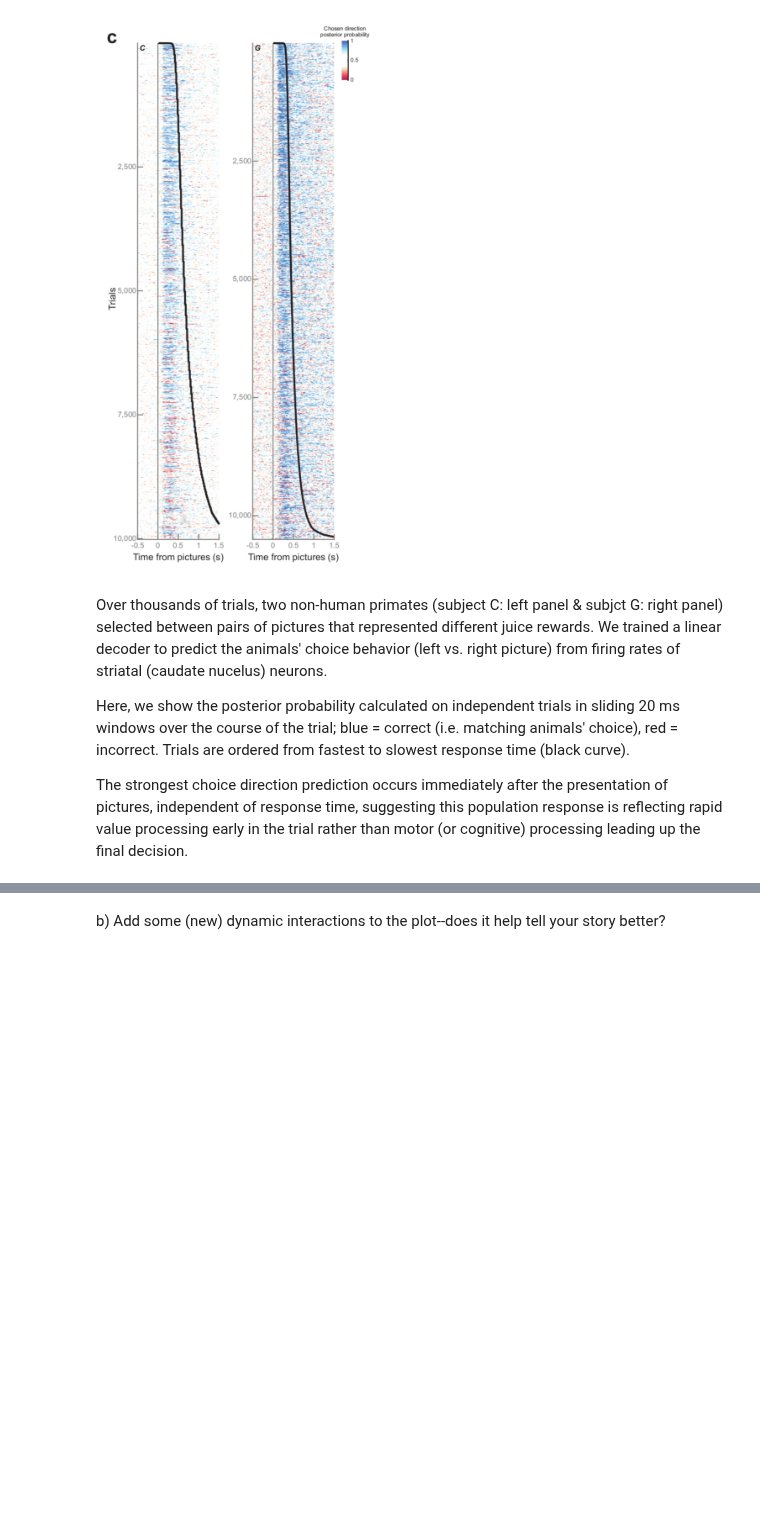
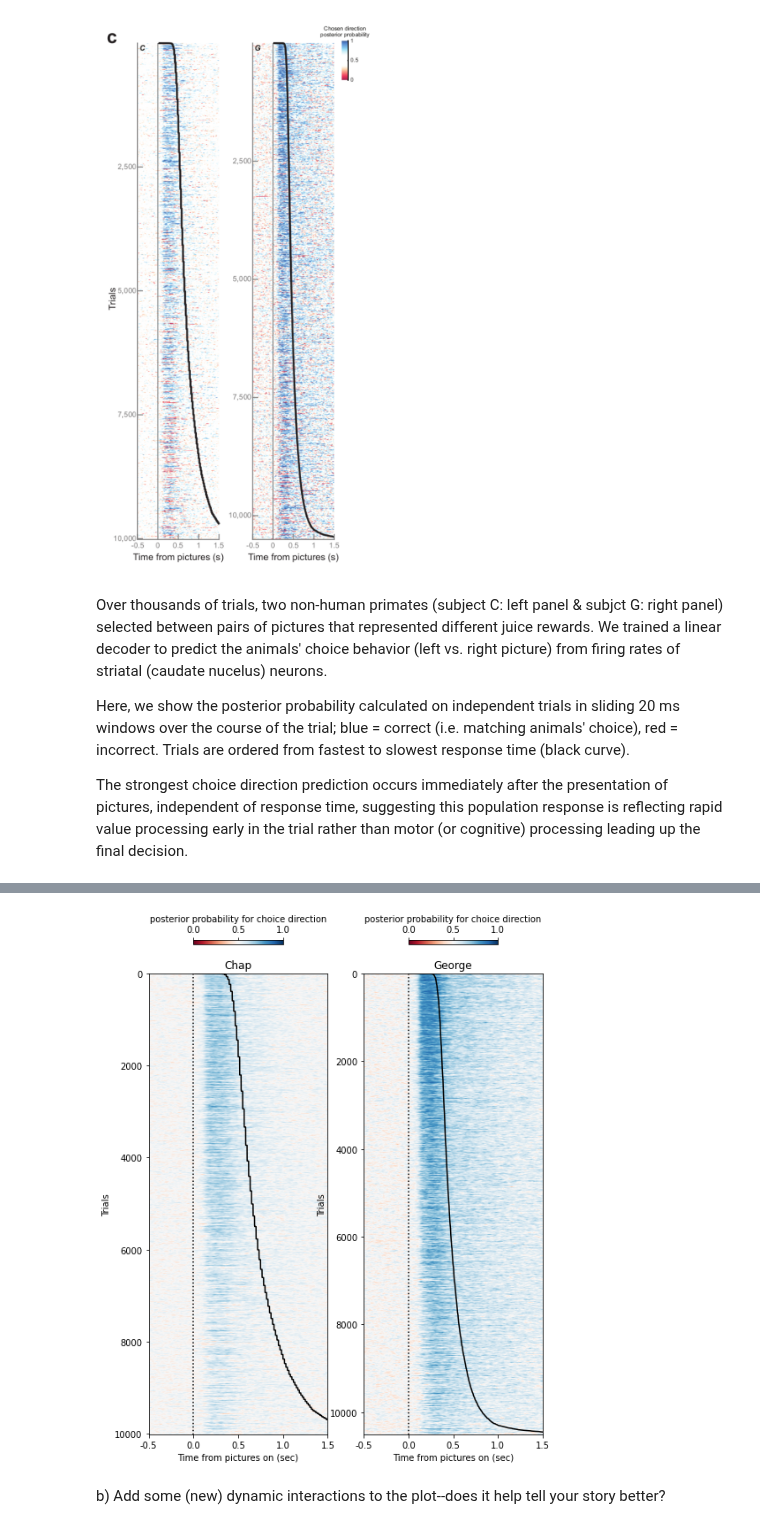
Before and after one commit to zbalewski/python-ay250-homework, a Jupyter notebook: hw_2/hw_2.ipynb, the cells around one changed output, grey strips where cells are left out. Saved outputs shown, nothing was run; the diff lists cells and outputs as text; code cells hidden in the pictures; blank space fills up the shorter version.

```diff
--- a/hw_2/hw_2.ipynb
+++ b/hw_2/hw_2.ipynb
@@ -126,2 +80,92 @@ for s in range(len(subjects)):
+# %%
+# make figure with trials split by subject & ordered by response time
+
+# question: what is the expection for variables that are/aren't passed as arguments?
+# e.g., do 'postprob', 't_0', etc. need to be passed?
+
+# doesn't look like I can just reuse this function for the interactive plot. For now, just spit out
+# the data formatted to visualize for the next part of the assignment.
+
+
+def show_postprob(subject, ax):
+    """Display the posterior probability. Use all trials for 'subject' & order by response time.
+
+    Parameters
+    ----------
+    subject : str
+        Name of subject: 'Chap' or 'George'
+    ax : matplotlib axis
+        Figure axis
+
+    Returns
+    -------
+    postprob_ordered : numpy 2D array
+        postprob for subject, ordered by response time
+
+    rt_ordered : numpy vector
+        rt for subject, ordered by response time
+
+    """
+
+    # pull trials for this subject
+    subj_idx = postprob.subject==subject
+    num_trials = sum(subj_idx)
+
+    # restrict data to this subject
+    subj_postprob = np.array(postprob[subj_idx].iloc[:, 2:])
+    subj_rt = np.array(t_0 + postprob.rt[subj_idx] / t_step) # convert ms to time sample bin for vis
+
+    # reorder trials by response time
+    trial_order = subj_rt.argsort()
+
+    # plot heatmap of data
+    my_cmap = sns.color_palette("RdBu", as_cmap=True)
+    postprob_ordered = subj_postprob[trial_order, :]
+    hm = ax.imshow(postprob_ordered,
+                       vmin=0, vmax=1,
+                       cmap = my_cmap)
+
+    # add response time curve
+    rt_ordered = subj_rt[trial_order]
+    ax.plot(subj_rt[trial_order], range(num_trials), c='k')
+
+    # add reference line for pictures presentation (t=0)
+    ax.plot([t_0, t_0], [0, num_trials-1], c='k', linestyle=':')
+
+    # let axis take up whole space
+    ax.set_aspect('auto')
+
+    # format
+    plt.setp(ax, title=subject,
+             xlabel='Time from pictures on (sec)',
+             xlim=(t_idx[0], t_idx[-1]), xticks=t_idx, xticklabels=t_ticks,
+             ylabel='Trials')
+
+    fig.colorbar(hm, ax=ax,
+                 shrink=0.5,
+                 location='top',
+                 label='posterior probability for choice direction') # not sure if using 'plt' here is correct...
+
+    return postprob_ordered, rt_ordered
+
+
+fig_postprob = plt.figure(figsize=(8,12))
+
+subjects = ['Chap','George']
+nsubj = len(subjects)
+
+save_axes = dict()
+save_postprob_vis = [[],[]]
+save_rt_vis = [[],[]]
+
+for s in range(nsubj):
+    ax = fig_postprob.add_subplot(1, nsubj, s+1)
+    pp, rt = show_postprob(subjects[s], ax)
+
+    save_axes[subjects[s]] = ax
+    save_postprob_vis[s] = pp
+    save_rt_vis[s] = rt
+# %% [output]
+[figure, added]
 # %% [markdown]
 b) Add some (new) dynamic interactions to the plot--does it help tell your story better?
```
Also changed, not shown: parts of 6 cells of this notebook.
